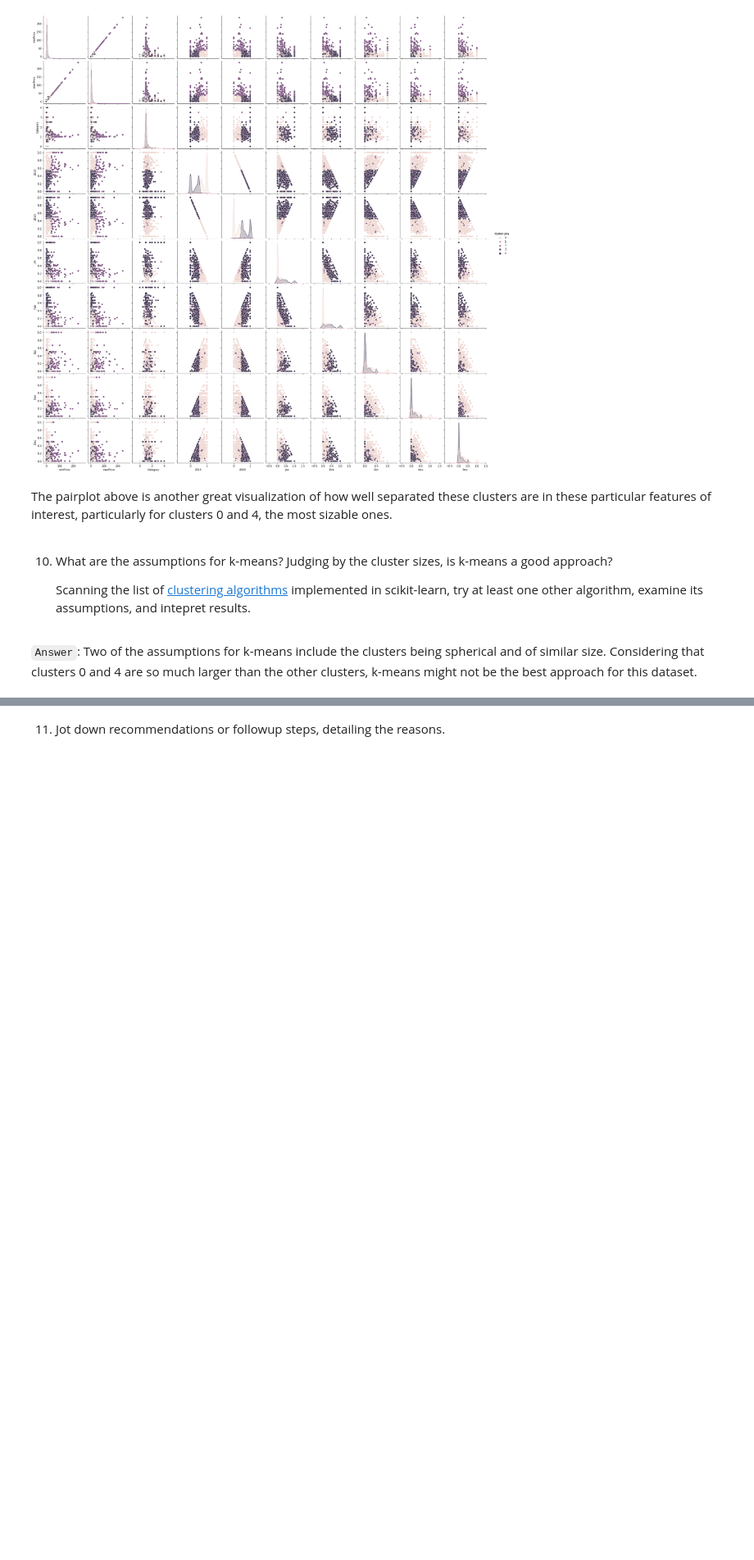
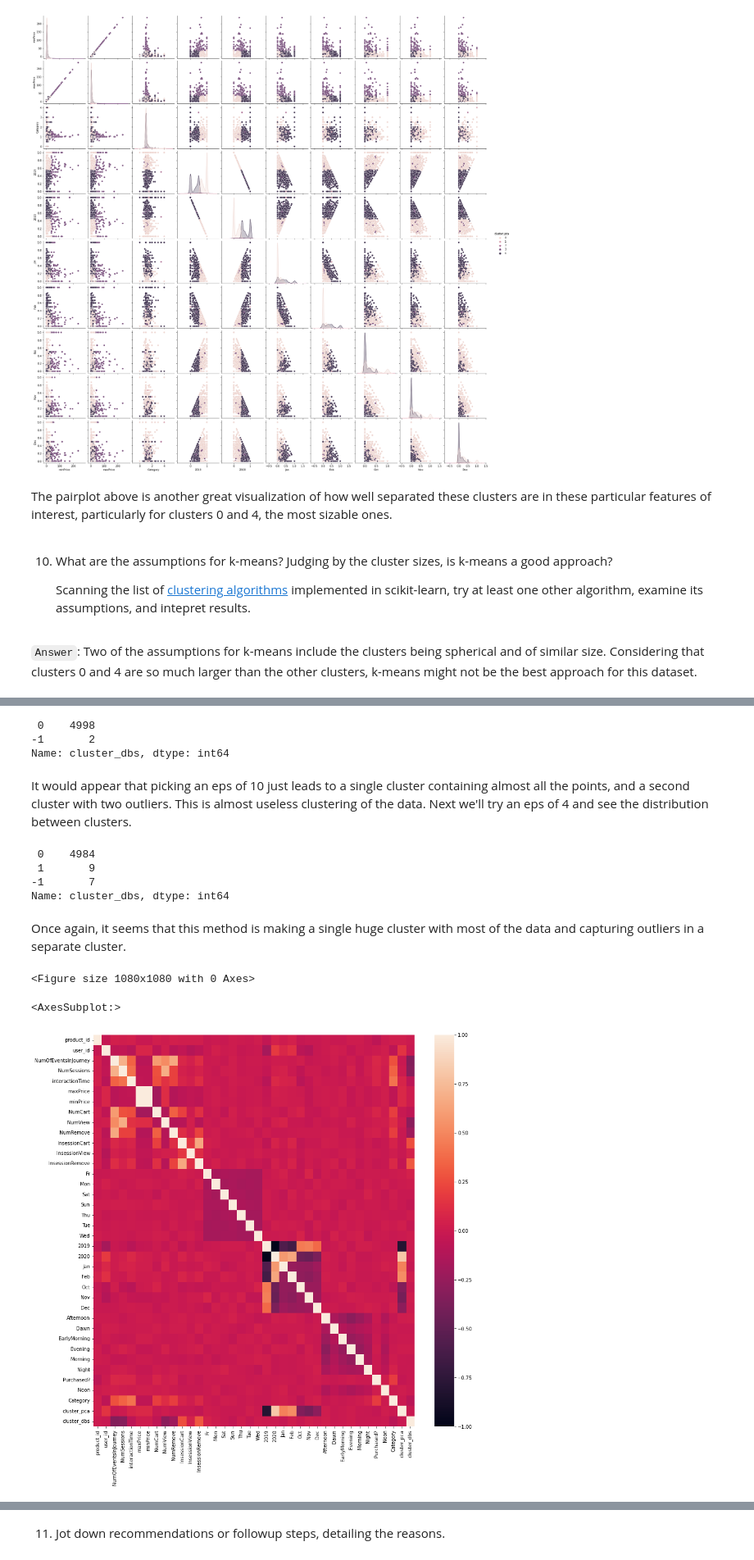
Before and after one commit to MichalRoztocki/FourthBrain-Weekly-Assignments, a Jupyter notebook: week-8-semisupervised-unsupervised-selfsupervised/nb/new-product-launch.ipynb, the cells around one changed output, grey strips where cells are left out. Shown at 82% size. Drawn from its saved outputs; the diff is of its cells as text; code cells hidden in the pictures; blank space fills up the shorter version.

Commit message:
Add explanation and correct directory name

```diff
--- a/week-8-semisupervised-unsuperivsed-selfsupervised/nb/new-product-launch.ipynb
+++ b/week-8-semisupervised-unsupervised-selfsupervised/nb/new-product-launch.ipynb
@@ -586,0 +631,30 @@ The pairplot above is another great visualization of how well separated these cl
+# %%
+dbs_past.cluster_dbs.value_counts()
+# %% [output]
+ 0    4998
+-1       2
+Name: cluster_dbs, dtype: int64
+# %% [markdown]
+It would appear that picking an eps of 10 just leads to a single cluster containing almost all the points, and a second cluster with two outliers. This is almost useless clustering of the data. Next we'll try an eps of 4 and see the distribution between clusters.
+# %%
+dbs = DBSCAN(eps=4)
+cluster_dbs = dbs.fit_predict(X_reduced.sort_index())
+
+dbs_past = past.copy()
+dbs_past["cluster_dbs"] = cluster_dbs
+# %%
+dbs_past.cluster_dbs.value_counts()
+# %% [output]
+ 0    4984
+ 1       9
+-1       7
+Name: cluster_dbs, dtype: int64
+# %% [markdown]
+Once again, it seems that this method is making a single huge cluster with most of the data and capturing outliers in a separate cluster.
+# %%
+plt.figure(figsize=(15, 15))
+sns.heatmap(dbs_past.drop(["Weekend"], axis=1).corr())
+# %% [output]
+<Figure size 1080x1080 with 0 Axes>
+<AxesSubplot:>
+[figure, added]
```
Also changed, not shown: parts of 19 cells of this notebook, 11 other files.
